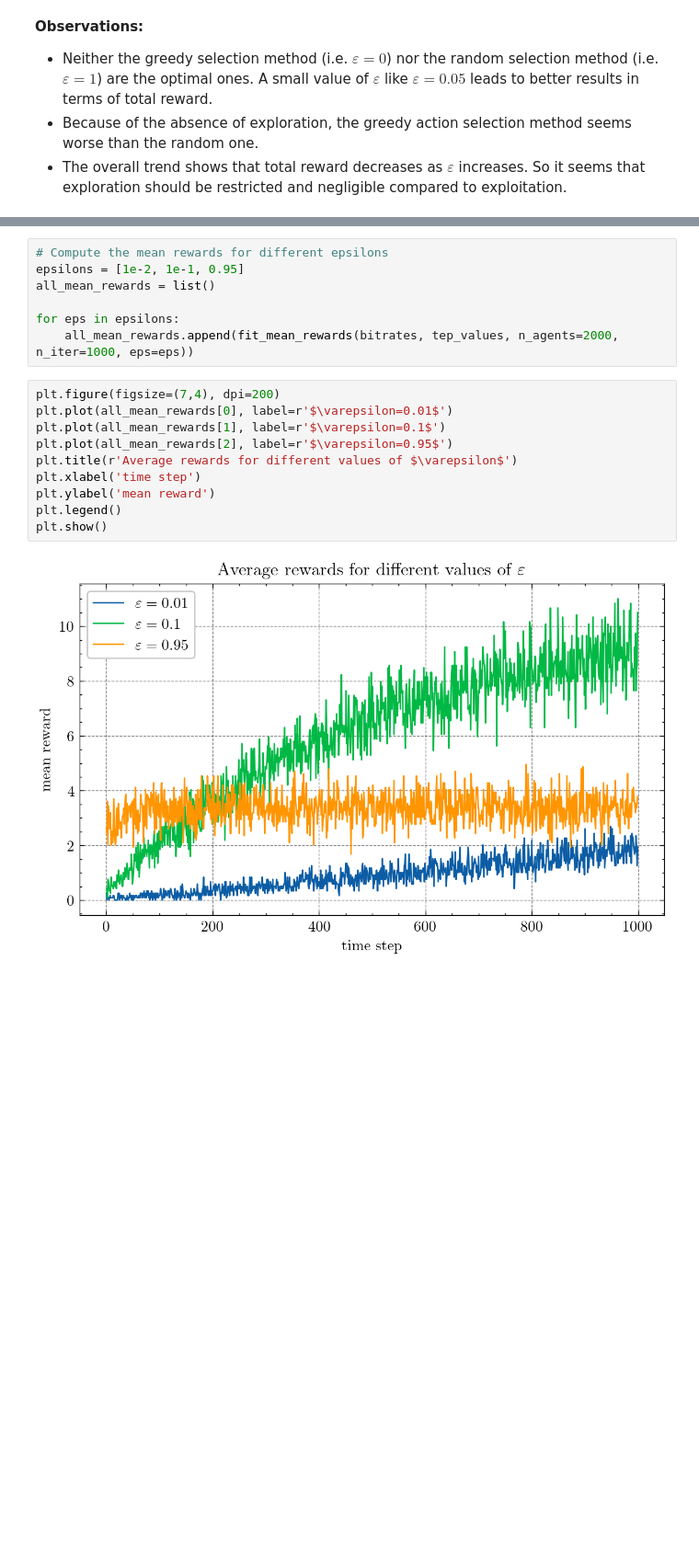
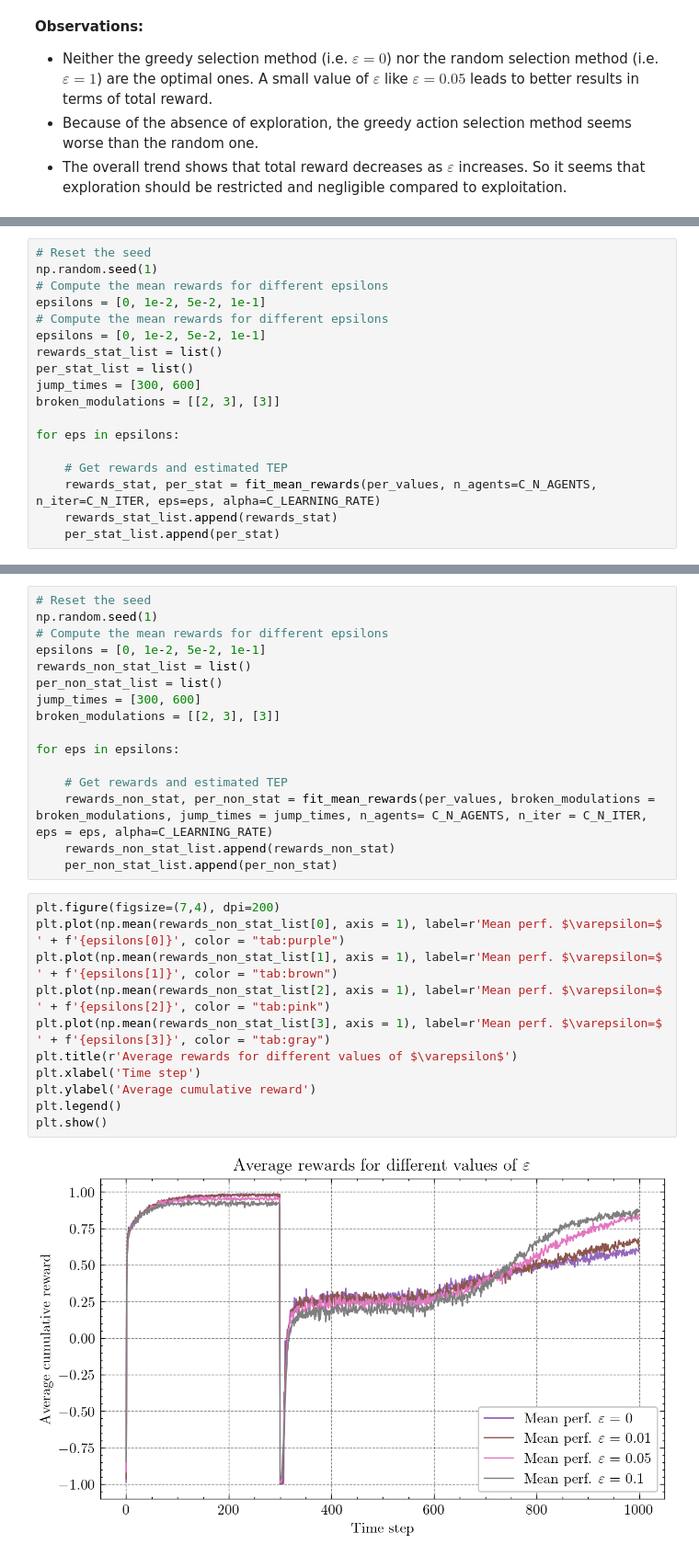
Before and after one commit to ThomasAussagues/uwa_reinforcement_learning, a Jupyter notebook: tep_vs_snr_stationary.ipynb, the cells around one changed output, grey strips where cells are left out. Shown at 92% size. Drawn from its saved outputs; the diff is of its cells as text; blank space fills up the shorter version.

Commit message:
Added the non-stationary case and new figures regarding learned Q-values.

```diff
--- a/tep_vs_snr_stationary.ipynb
+++ b/tep_vs_snr_stationary.ipynb
@@ -185,0 +262,18 @@ def fit_mean_rewards(bitrates, tep_values, n_agents=1000, n_iter=1000, eps=0.05)
+# %%
+# Reset the seed
+np.random.seed(1)
+# Compute the mean rewards for different epsilons
+epsilons = [0, 1e-2, 5e-2, 1e-1]
+# Compute the mean rewards for different epsilons
+epsilons = [0, 1e-2, 5e-2, 1e-1]
+rewards_stat_list = list()
+per_stat_list = list()
+jump_times = [300, 600]
+broken_modulations = [[2, 3], [3]]
+
+for eps in epsilons:
+
+    # Get rewards and estimated TEP
+    rewards_stat, per_stat = fit_mean_rewards(per_values, n_agents=C_N_AGENTS, n_iter=C_N_ITER, eps=eps, alpha=C_LEARNING_RATE)
+    rewards_stat_list.append(rewards_stat)
+    per_stat_list.append(per_stat)
@@ -186,19 +317,29 @@ def fit_mean_rewards(bitrates, tep_values, n_agents=1000, n_iter=1000, eps=0.05)
 # %%
+# Reset the seed
+np.random.seed(1)
 # Compute the mean rewards for different epsilons
-epsilons = [1e-2, 1e-1, 0.95]
-all_mean_rewards = list()
+epsilons = [0, 1e-2, 5e-2, 1e-1]
+rewards_non_stat_list = list()
+per_non_stat_list = list()
+jump_times = [300, 600]
+broken_modulations = [[2, 3], [3]]
 
 for eps in epsilons:
-    all_mean_rewards.append(fit_mean_rewards(bitrates, tep_values, n_agents=2000, n_iter=1000, eps=eps))
+
+    # Get rewards and estimated TEP
+    rewards_non_stat, per_non_stat = fit_mean_rewards(per_values, broken_modulations = broken_modulations, jump_times = jump_times, n_agents= C_N_AGENTS, n_iter = C_N_ITER, eps = eps, alpha=C_LEARNING_RATE)
+    rewards_non_stat_list.append(rewards_non_stat)
+    per_non_stat_list.append(per_non_stat)
 # %%
 plt.figure(figsize=(7,4), dpi=200)
-plt.plot(all_mean_rewards[0], label=r'$\varepsilon=0.01$')
-plt.plot(all_mean_rewards[1], label=r'$\varepsilon=0.1$')
-plt.plot(all_mean_rewards[2], label=r'$\varepsilon=0.95$')
+plt.plot(np.mean(rewards_non_stat_list[0], axis = 1), label=r'Mean perf. $\varepsilon=$ ' + f'{epsilons[0]}', color = "tab:purple")
+plt.plot(np.mean(rewards_non_stat_list[1], axis = 1), label=r'Mean perf. $\varepsilon=$ ' + f'{epsilons[1]}', color = "tab:brown")
+plt.plot(np.mean(rewards_non_stat_list[2], axis = 1), label=r'Mean perf. $\varepsilon=$ ' + f'{epsilons[2]}', color = "tab:pink")
+plt.plot(np.mean(rewards_non_stat_list[3], axis = 1), label=r'Mean perf. $\varepsilon=$ ' + f'{epsilons[3]}', color = "tab:gray")
 plt.title(r'Average rewards for different values of $\varepsilon$')
-plt.xlabel('time step')
-plt.ylabel('mean reward')
+plt.xlabel('Time step')
+plt.ylabel('Average cumulative reward')
 plt.legend()
 plt.show()
 # %% [output]
-[figure, old version]
+[figure, new version]
```
Also changed, not shown: parts of 30 cells of this notebook.
